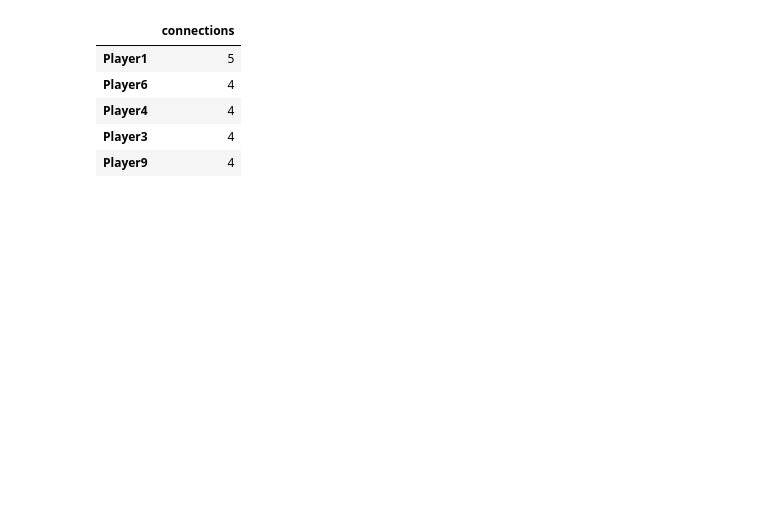
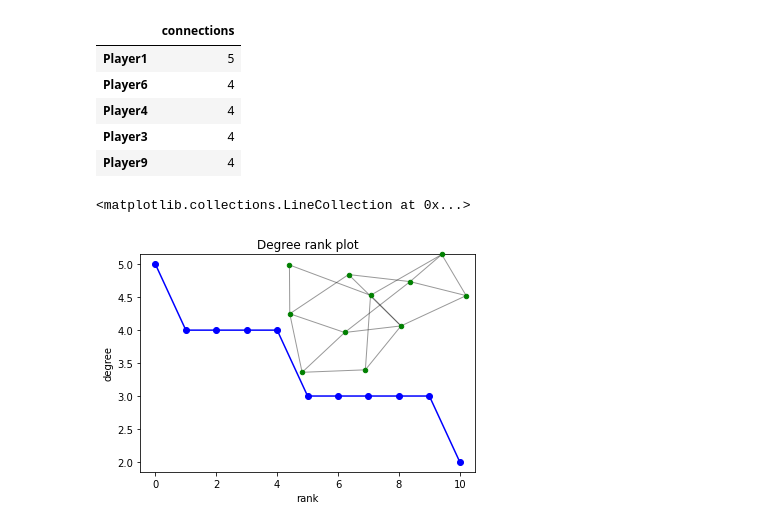
Before and after one commit to NLeSC/balconaz, a Jupyter notebook: notebooks/analysis.ipynb, the cells around one changed output. Cells and saved outputs as stored; diff of their text form; code cells hidden in the pictures; blank space fills up the shorter version.

```diff
--- a/notebooks/analysis.ipynb
+++ b/notebooks/analysis.ipynb
@@ -56,3 +55,25 @@ df2.head()
 | Player4 | 4 |
 | Player3 | 4 |
 | Player9 | 4 |
+# %%
+# another look via degree sequences
+# source: from networkx gallery
+
+degree_sequence = sorted([d for n, d in G.degree()], reverse=True)
+dmax = max(degree_sequence)
+
+plt.plot(degree_sequence, "b-", marker="o")
+plt.title("Degree rank plot")
+plt.ylabel("degree")
+plt.xlabel("rank")
+
+# draw graph in inset
+plt.axes([0.45, 0.45, 0.45, 0.45])
+Gcc = G.subgraph(sorted(nx.connected_components(G), key=len, reverse=True)[0])
+pos = nx.spring_layout(Gcc)
+plt.axis("off")
+nx.draw_networkx_nodes(Gcc, pos, node_size=20, node_color="green")
+nx.draw_networkx_edges(Gcc, pos, alpha=0.4)
+# %% [output]
+<matplotlib.collections.LineCollection at 0x...>
+[figure, added]
```
Also changed, not shown: parts of 4 cells of this notebook, 1 other file.
